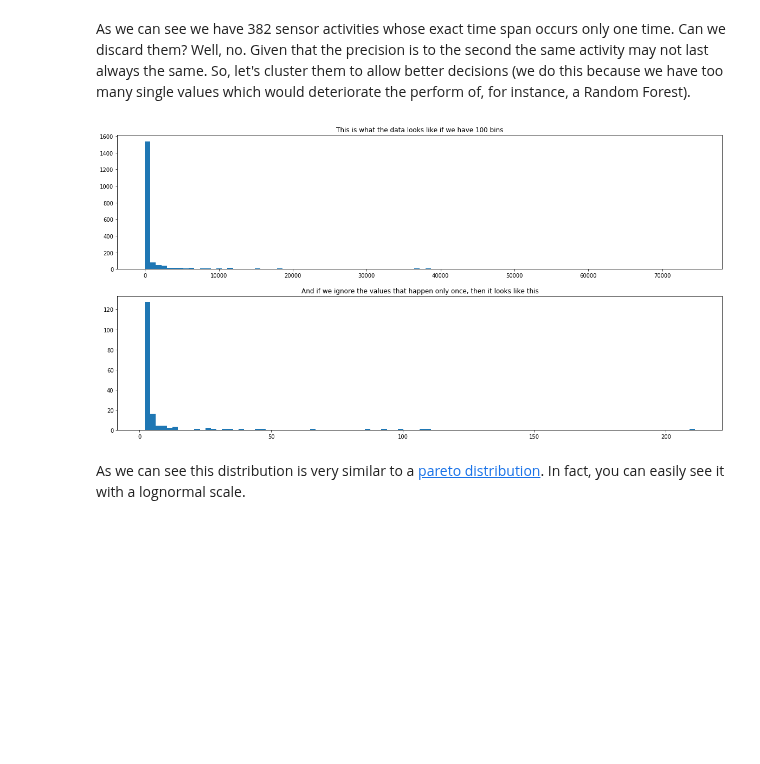
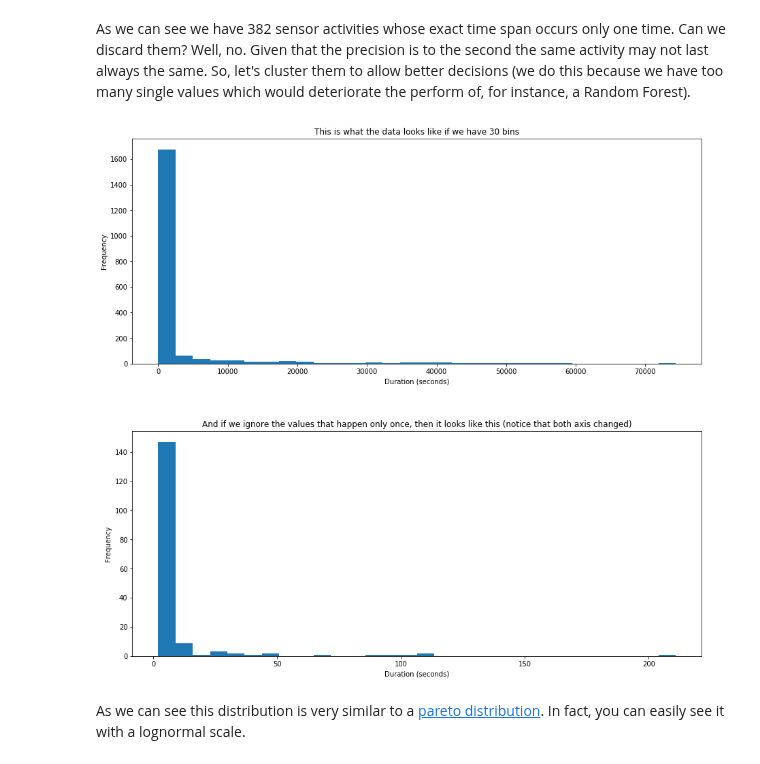
Before and after one commit to antonio-ramadas/upis, a Jupyter notebook: notebooks/DiscretizeData-MIT2.ipynb, the cells around one changed output. Drawn from its saved outputs; the diff is of its cells as text; code cells hidden in the pictures; blank space fills up the shorter version.

```diff
--- a/notebooks/DiscretizeData-MIT2.ipynb
+++ b/notebooks/DiscretizeData-MIT2.ipynb
@@ -103,20 +103,26 @@ Also, there are 382 values which only occur one time
 # %% [markdown]
 As we can see we have 382 sensor activities whose exact time span occurs only one time. Can we discard them? Well, no. Given that the precision is to the second the same activity may not last always the same. So, let's cluster them to allow better decisions (we do this because we have too many single values which would deteriorate the perform of, for instance, a Random Forest).
 # %%
-n_bins = 100
+n_bins = 30
 
-plt.figure(figsize=(20,10))
+plt.figure(figsize=(15,14))
+
+plt.subplots_adjust(hspace=0.3)
 
 plt.subplot(2,1,1)
-plt.title('This is what the data looks like if we have ' + str(n_bins) + ' bins')
+plt.title(f'This is what the data looks like if we have {n_bins} bins')
+plt.xlabel('Duration (seconds)')
+plt.ylabel('Frequency')
 plt.hist(duration_seconds, bins=n_bins)
 
 plt.subplot(2,1,2)
-plt.title('And if we ignore the values that happen only once, then it looks like this')
+plt.title('And if we ignore the values that happen only once, then it looks like this (notice that both axis changed)')
+plt.xlabel('Duration (seconds)')
+plt.ylabel('Frequency')
 plt.hist(frequency_bigger_than(1), bins=n_bins)
 plt.ioff()
 # %% [output]
-[figure, old version]
+[figure, new version]
 # %% [markdown]
 As we can see this distribution is very similar to a [pareto distribution](https://en.wikipedia.org/wiki/Pareto_distribution). In fact, you can easily see it with a lognormal scale.
 # %%
```
Also changed, not shown: parts of 2 cells of this notebook, 1 other file.
